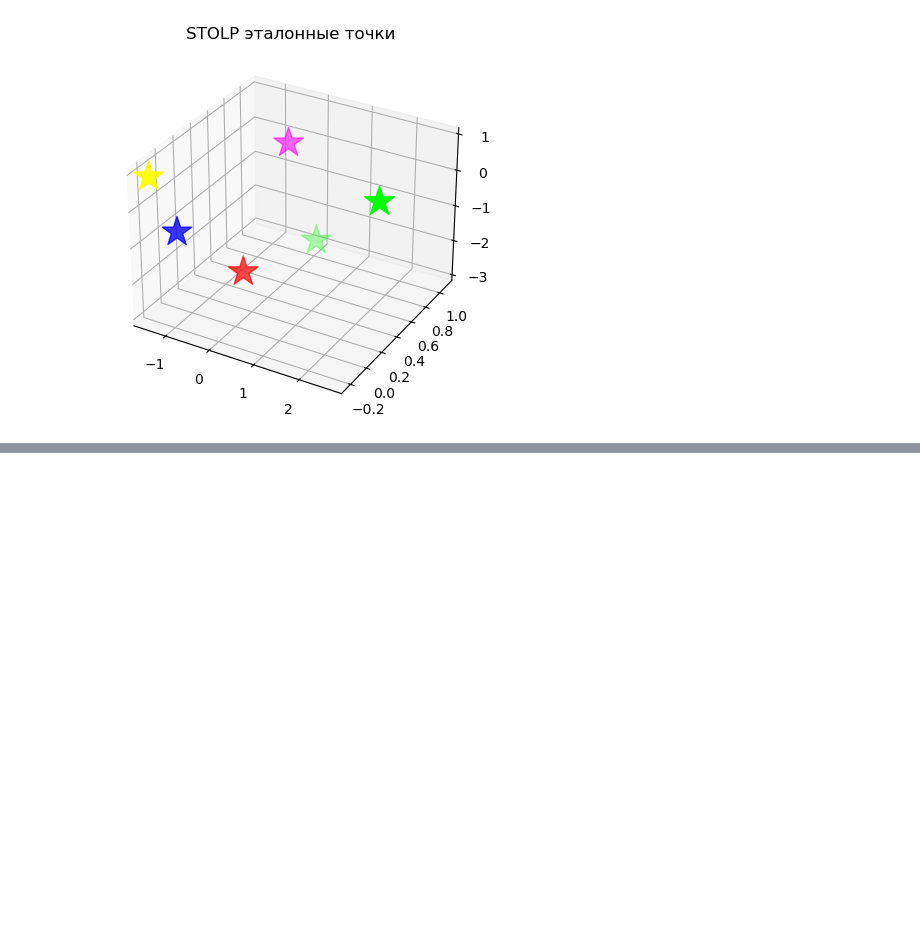
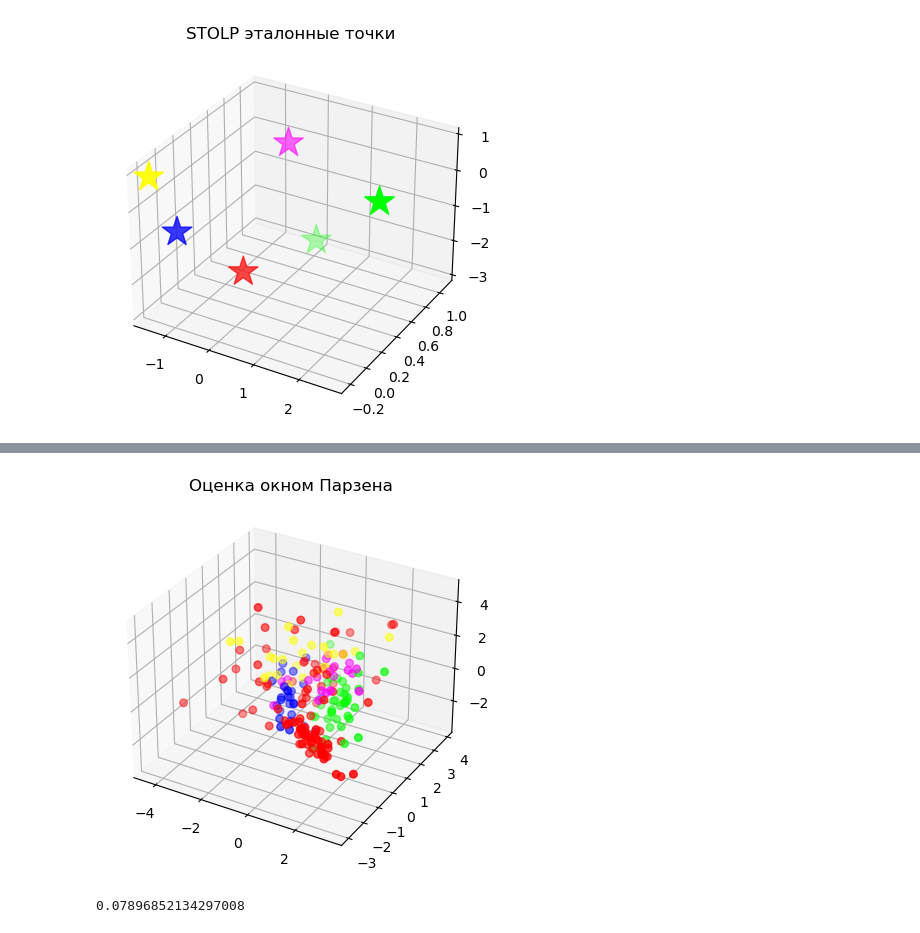
Before and after one commit to natalia-sd/AI-andstuff, a Jupyter notebook: semester 2 (feb - jun 2023)/lab_1 metric algos.ipynb, the cells around one changed output, grey strips where cells are left out. Drawn from its saved outputs; the diff is of its cells as text; code cells hidden in the pictures; blank space fills up the shorter version.

Commit message:
ADD: parzen window method

```diff
--- a/semester 2 (feb - jun 2023)/lab_1 metric algos.ipynb
+++ b/semester 2 (feb - jun 2023)/lab_1 metric algos.ipynb
@@ -296,0 +301,15 @@ plot(stolp_prx, stolp_pry, 'STOLP эталонные точки', '*', 500)
+# %%
+def ParzWindow(distance: Mapping, h: float) -> float:
+    """
+    Function:
+        Метод возвращает значение, найденное методом окна Парзена для группы точек.
+
+    Args:
+        distance: Mapping - расстояния между двумя точками
+                на плоскости или в пространстве.
+        h: float - параметр метода Парзена: ширина окна.
+
+    Return:
+        Значения найденные методом окна Парзена для группы точек (float).
+    """
+    return (1 - (np.array(distance) / h) ** 2) * (np.abs(np.array(distance) / h) <= 1)
@@ -312,3 +388,11 @@ def ParzRos_score(x: float, h: float, data: np.array, kernel: Mapping, distance:
         Значение найденное методом Парзена-Розенблатта для группы точек (float).
     """
     return sum([kernel(distance(x, point) / h) for point in data]) / (len(data) * h)
+# %%
+
+
+model1 = KNeighborsClassifier(n_neighbors=10,
+                                 weights=lambda x: ParzWindow(x, h=.3)
+                              #ParzRos_score(x, 0.05, X_train, gauss_kernel, distance)
+                             )
+model1.fit(X_train, Y_train)
@@ -314,0 +402,2 @@ def ParzRos_score(x: float, h: float, data: np.array, kernel: Mapping, distance:
+# %%
+predictions = model1.predict(X_test)
@@ -314,0 +417,4 @@ def ParzRos_score(x: float, h: float, data: np.array, kernel: Mapping, distance:
+# %%
+plot(X_test, predictions, 'Оценка окном Парзена')
+# %% [output]
+[figure, added]
@@ -314,0 +423,4 @@ def ParzRos_score(x: float, h: float, data: np.array, kernel: Mapping, distance:
+# %%
+np.mean(pr)
+# %% [output]
+0.07896852134297008
```
Also changed, not shown: parts of 12 cells of this notebook.
